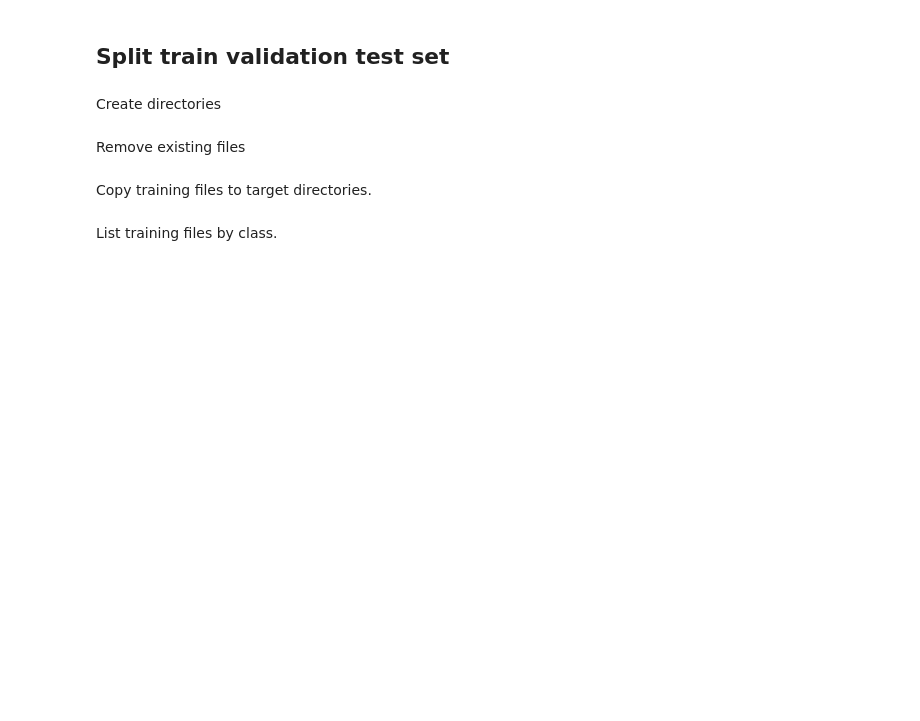
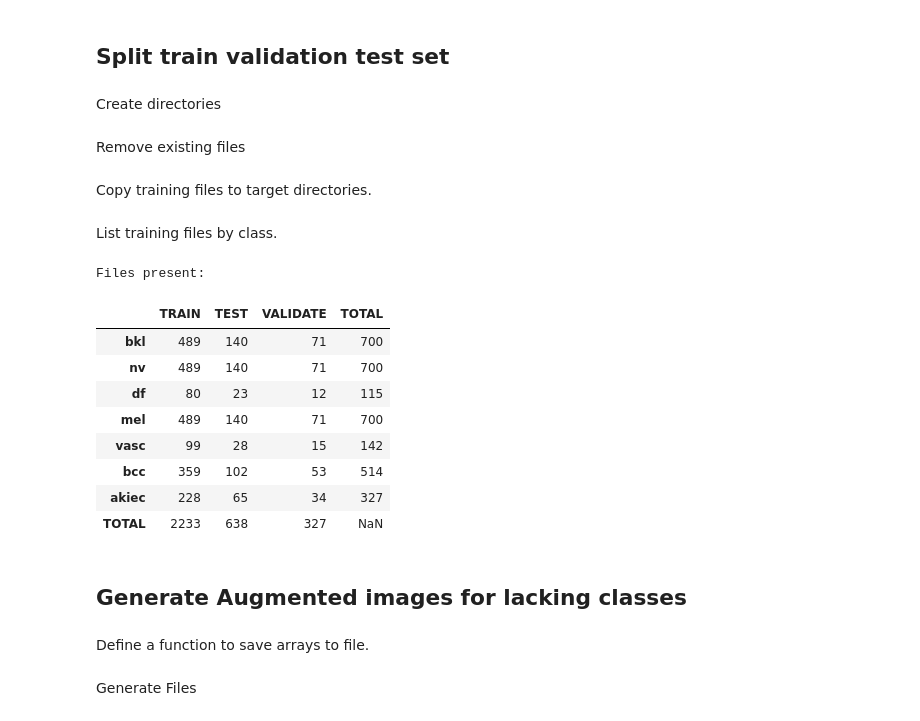
Before and after one commit to pxp888/skin, a Jupyter notebook: jupyter_notebooks/1 - DataCollection.ipynb, the cells around one changed output. Saved outputs shown, nothing was run; the diff lists cells and outputs as text; code cells hidden in the pictures; blank space fills up the shorter version.

Commit message:
add augmented file generation

```diff
--- a/jupyter_notebooks/1 - DataCollection.ipynb
+++ b/jupyter_notebooks/1 - DataCollection.ipynb
@@ -76,3 +76,34 @@ for target in classes:
         shutil.copy(image_path, target)
 # %% [markdown]
 List training files by class.
+# %%
+paths = [train_dir, test_dir, val_dir]
+names = ['TRAIN', 'TEST', 'VALIDATE']
+nums = pd.DataFrame(columns=names, index=cancer_types)
+
+for name in names:
+    for cancer_type in cancer_types:
+        nums.loc[cancer_type, name] = len(os.listdir(os.path.join(paths[names.index(name)], cancer_type)))
+
+# make a copy of nums
+tl = nums.copy()
+tl.loc['TOTAL'] = nums.sum()
+tl['TOTAL'] = nums.sum(axis=1)
+
+print('Files present:')
+tl
+# %% [output]
+Files present:
+|  | TRAIN | TEST | VALIDATE | TOTAL |
+| bkl | 489 | 140 | 71 | 700 |
+| nv | 489 | 140 | 71 | 700 |
+| df | 80 | 23 | 12 | 115 |
+| mel | 489 | 140 | 71 | 700 |
+| vasc | 99 | 28 | 15 | 142 |
+| bcc | 359 | 102 | 53 | 514 |
+| akiec | 228 | 65 | 34 | 327 |
+| TOTAL | 2233 | 638 | 327 | NaN |
+# %% [markdown]
+## Generate Augmented images for lacking classes
+# %% [markdown]
+Define a function to save arrays to file.
@@ -78,0 +117,2 @@ List training files by class.
+# %% [markdown]
+Generate Files
```
Also changed, not shown: parts of 4 cells of this notebook, 2 other files.
